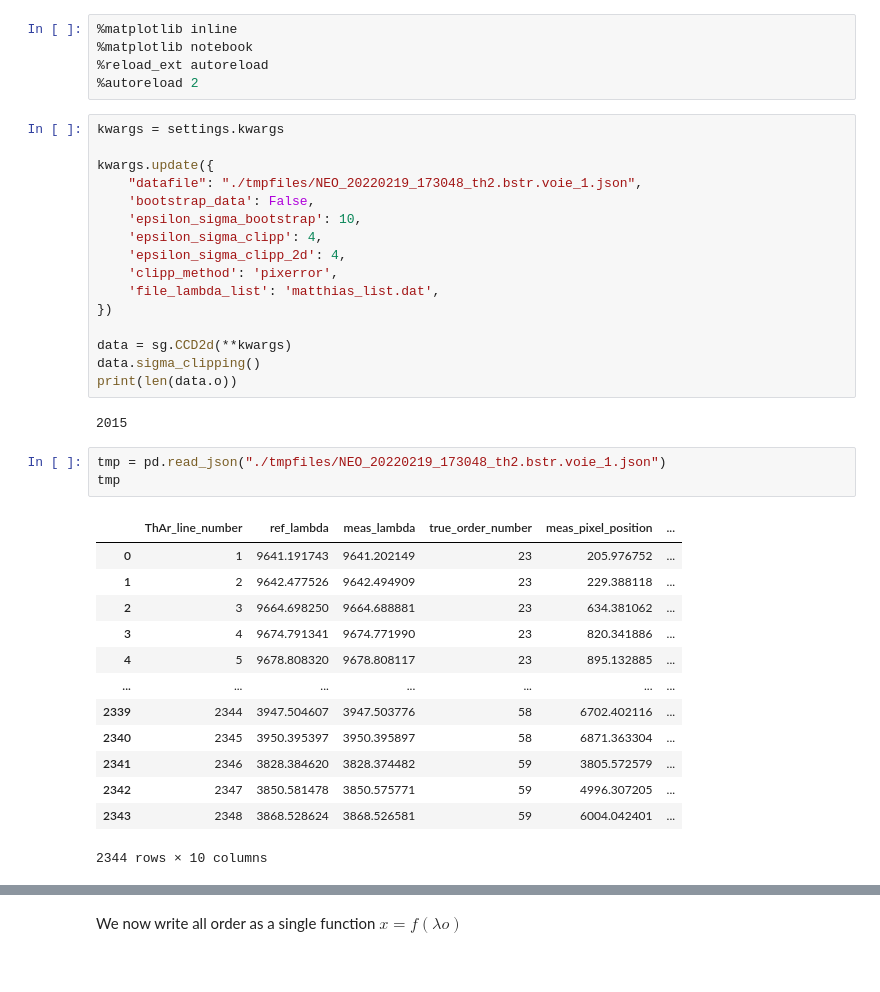
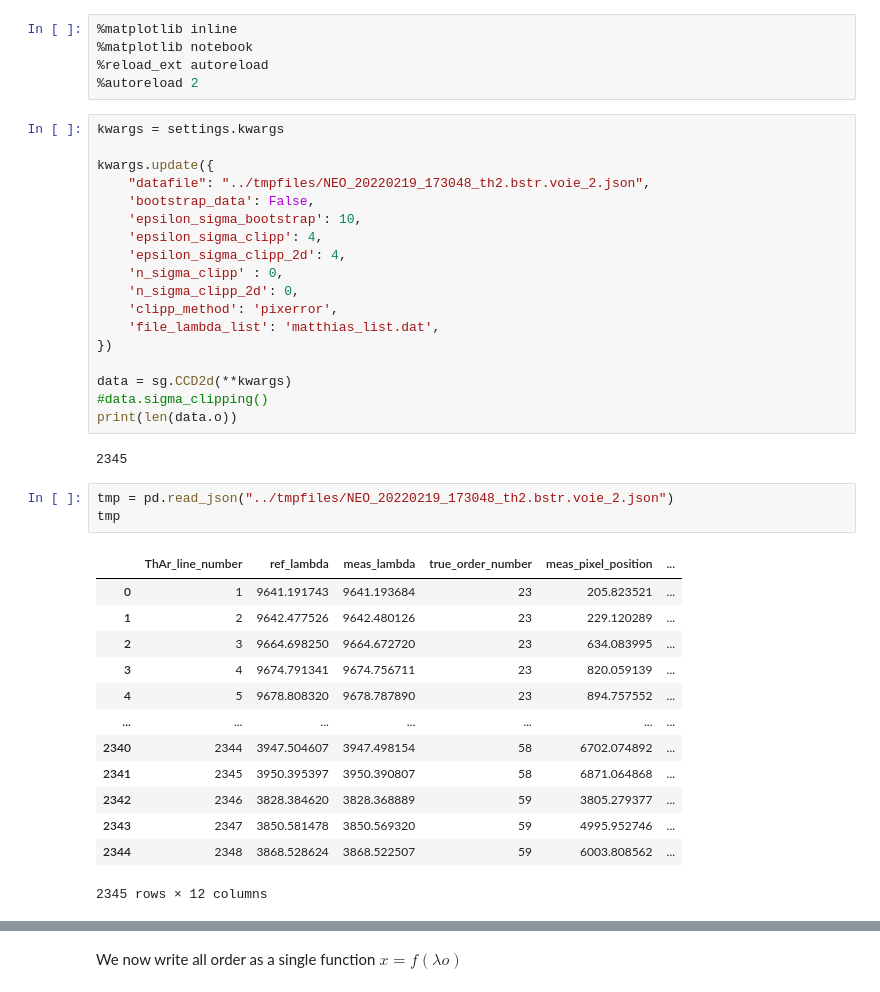
Before and after one commit to mhols/vega2021, a Jupyter notebook: thar/analysen/fitwave.ipynb, the cells around one changed output, grey strips where cells are left out. Cells and saved outputs as stored; diff of their text form.

```diff
--- a/thar/analysen/fitwave.ipynb
+++ b/thar/analysen/fitwave.ipynb
@@ -21,36 +27,38 @@ warnings.filterwarnings('ignore')
 kwargs = settings.kwargs
 
 kwargs.update({
-    "datafile": "./tmpfiles/NEO_20220219_173048_th2.bstr.voie_1.json",
+    "datafile": "../tmpfiles/NEO_20220219_173048_th2.bstr.voie_2.json",
     'bootstrap_data': False,
     'epsilon_sigma_bootstrap': 10,
     'epsilon_sigma_clipp': 4,
     'epsilon_sigma_clipp_2d': 4,
+    'n_sigma_clipp' : 0,
+    'n_sigma_clipp_2d': 0,
     'clipp_method': 'pixerror',
     'file_lambda_list': 'matthias_list.dat',
 })
 
 data = sg.CCD2d(**kwargs)
-data.sigma_clipping()
+#data.sigma_clipping()
 print(len(data.o))
 # %% [output]
-2015
+2345
 # %%
-tmp = pd.read_json("./tmpfiles/NEO_20220219_173048_th2.bstr.voie_1.json")
+tmp = pd.read_json("../tmpfiles/NEO_20220219_173048_th2.bstr.voie_2.json")
 tmp
 # %% [output]
 |  | ThAr_line_number | ref_lambda | meas_lambda | true_order_number | meas_pixel_position | ... |
-| 0 | 1 | 9641.191743 | 9641.202149 | 23 | 205.976752 | ... |
-| 1 | 2 | 9642.477526 | 9642.494909 | 23 | 229.388118 | ... |
-| 2 | 3 | 9664.698250 | 9664.688881 | 23 | 634.381062 | ... |
-| 3 | 4 | 9674.791341 | 9674.771990 | 23 | 820.341886 | ... |
-| 4 | 5 | 9678.808320 | 9678.808117 | 23 | 895.132885 | ... |
+| 0 | 1 | 9641.191743 | 9641.193684 | 23 | 205.823521 | ... |
+| 1 | 2 | 9642.477526 | 9642.480126 | 23 | 229.120289 | ... |
+| 2 | 3 | 9664.698250 | 9664.672720 | 23 | 634.083995 | ... |
+| 3 | 4 | 9674.791341 | 9674.756711 | 23 | 820.059139 | ... |
+| 4 | 5 | 9678.808320 | 9678.787890 | 23 | 894.757552 | ... |
 | ... | ... | ... | ... | ... | ... | ... |
-| 2339 | 2344 | 3947.504607 | 3947.503776 | 58 | 6702.402116 | ... |
-| 2340 | 2345 | 3950.395397 | 3950.395897 | 58 | 6871.363304 | ... |
-| 2341 | 2346 | 3828.384620 | 3828.374482 | 59 | 3805.572579 | ... |
-| 2342 | 2347 | 3850.581478 | 3850.575771 | 59 | 4996.307205 | ... |
-| 2343 | 2348 | 3868.528624 | 3868.526581 | 59 | 6004.042401 | ... |
+| 2340 | 2344 | 3947.504607 | 3947.498154 | 58 | 6702.074892 | ... |
+| 2341 | 2345 | 3950.395397 | 3950.390807 | 58 | 6871.064868 | ... |
+| 2342 | 2346 | 3828.384620 | 3828.368889 | 59 | 3805.279377 | ... |
+| 2343 | 2347 | 3850.581478 | 3850.569320 | 59 | 4995.952746 | ... |
+| 2344 | 2348 | 3868.528624 | 3868.522507 | 59 | 6003.808562 | ... |
-2344 rows × 10 columns
+2345 rows × 12 columns
 # %%
 print(len(data.o))
```
Also changed, not shown: parts of 11 cells of this notebook, 4 other files.
